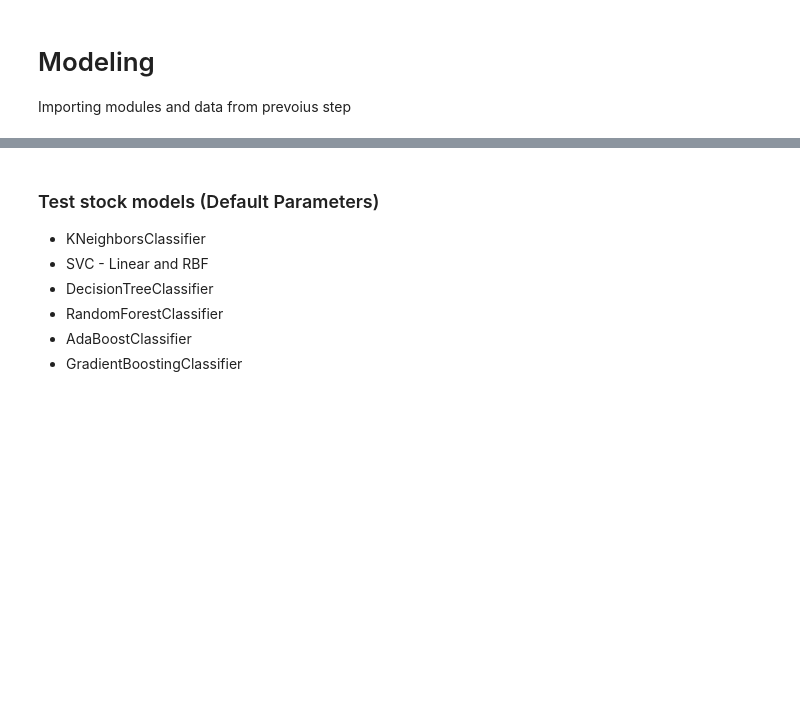
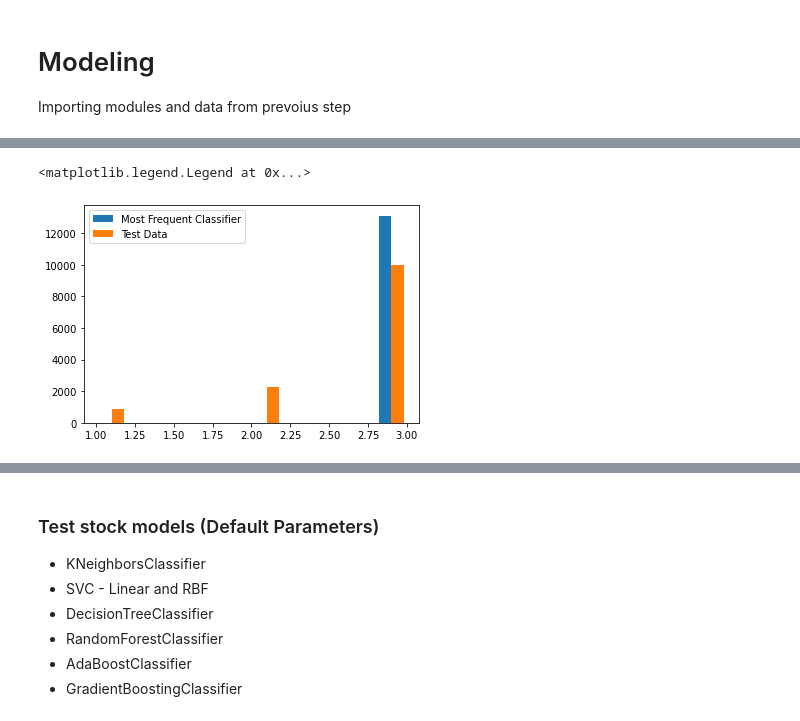
Before and after one commit to andrea-fantini/Predictive_Maintenance_Fanjet, a Jupyter notebook: notebooks/5 - Modeling.ipynb, the cells around one changed output, grey strips where cells are left out. Drawn from its saved outputs; the diff is of its cells as text; code cells hidden in the pictures; blank space fills up the shorter version.

```diff
--- a/notebooks/5 - Modeling.ipynb
+++ b/notebooks/5 - Modeling.ipynb
@@ -45,0 +75,8 @@ This is similar to a adopting a *scheduled maintenance* model where if the engin
+# %%
+clf_dummy = DummyClassifier(strategy='most_frequent').fit(X_train_scaled, y_train)
+y_dummy = clf_dummy.predict(X_test_scaled)
+plt.hist([y_dummy, y_test])
+plt.legend(['Most Frequent Classifier', 'Test Data'])
+# %% [output]
+<matplotlib.legend.Legend at 0x...>
+[figure, added]
```
Also changed, not shown: parts of 30 cells of this notebook, 2 other files.
